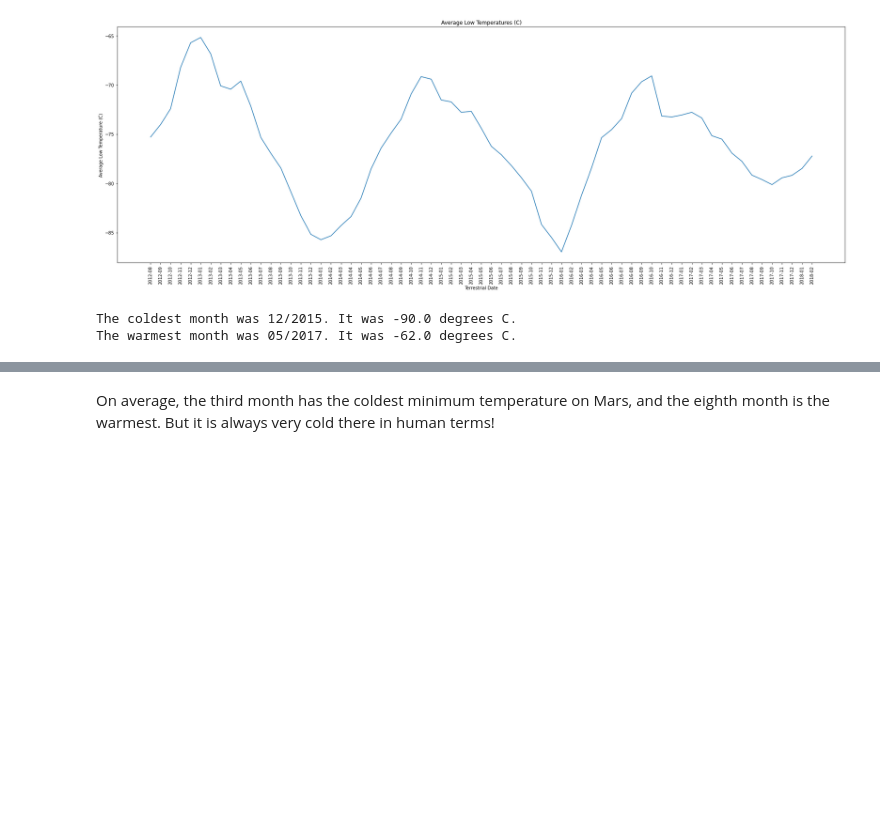
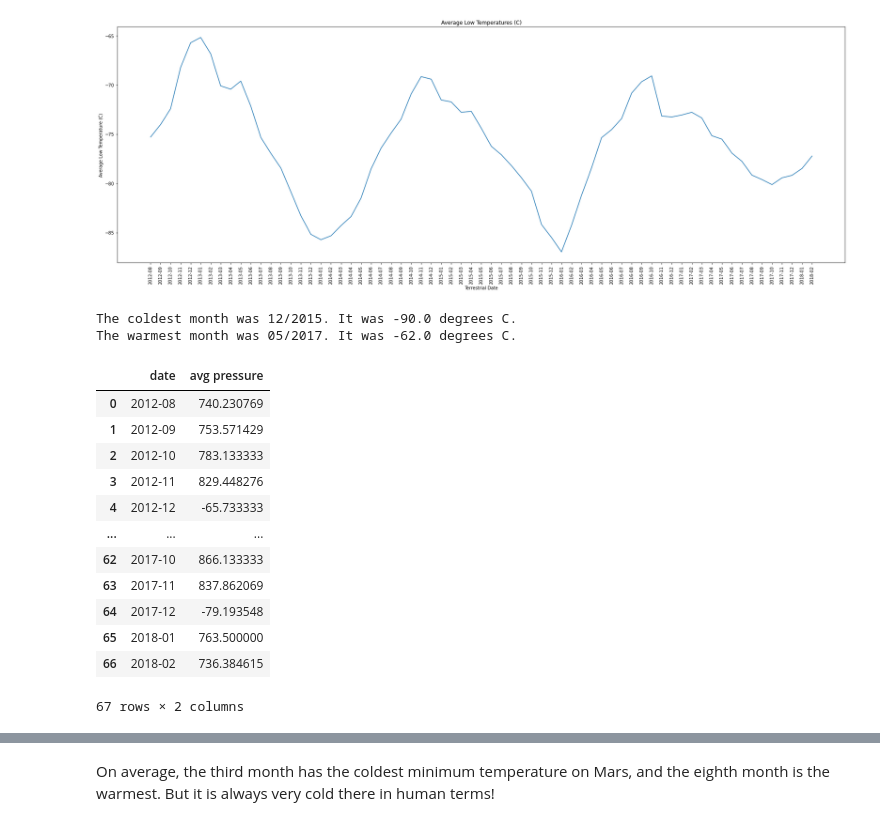
Before and after one commit to allison713/module11, a Jupyter notebook: part_2_mars_weather.ipynb, the cells around one changed output, grey strips where cells are left out. Cells and saved outputs as stored; diff of their text form; code cells hidden in the pictures; blank space fills up the shorter version.

```diff
--- a/part_2_mars_weather.ipynb
+++ b/part_2_mars_weather.ipynb
@@ -225,0 +222,52 @@ The warmest month was 05/2017. It was -62.0 degrees C.
+# %%
+# 4. Average pressure by Martian month
+pressures = []
+m=8
+y=2012
+for x in range(0,67):
+    if m<=9:
+        press = mars_df[mars_df["terrestrial date"].dt.strftime('%Y-%m')==f'{y}-0{m}']
+        avg = press["pressure"].mean()
+        dict = {
+            "date":f'{y}-0{m}',
+            "avg pressure":avg
+        }
+        pressures.append(dict)
+        m = m + 1
+    elif m<12:
+        press = mars_df[mars_df["terrestrial date"].dt.strftime('%Y-%m')==f'{y}-{m}']
+        avg = press["pressure"].mean()
+        dict = {
+            "date":f'{y}-{m}',
+            "avg pressure":avg
+        }
+        pressures.append(dict)
+        m = m + 1
+    else:
+        press = mars_df[mars_df["terrestrial date"].dt.strftime('%Y-%m')==f'{y}-{m}']
+        avg = press["min temp"].mean()
+        dict = {
+            "date":f'{y}-{m}',
+            "avg pressure":avg
+        }
+        pressures.append(dict)
+        m = 1
+        y = y + 1
+
+column_names = ["date", "avg pressure"]
+avg_pressure_df = pd.DataFrame(pressures, columns=column_names)
+avg_pressure_df
+# %% [output]
+|  | date | avg pressure |
+| 0 | 2012-08 | 740.230769 |
+| 1 | 2012-09 | 753.571429 |
+| 2 | 2012-10 | 783.133333 |
+| 3 | 2012-11 | 829.448276 |
+| 4 | 2012-12 | -65.733333 |
+| ... | ... | ... |
+| 62 | 2017-10 | 866.133333 |
+| 63 | 2017-11 | 837.862069 |
+| 64 | 2017-12 | -79.193548 |
+| 65 | 2018-01 | 763.500000 |
+| 66 | 2018-02 | 736.384615 |
+67 rows × 2 columns
```
Also changed, not shown: parts of 3 cells of this notebook.
